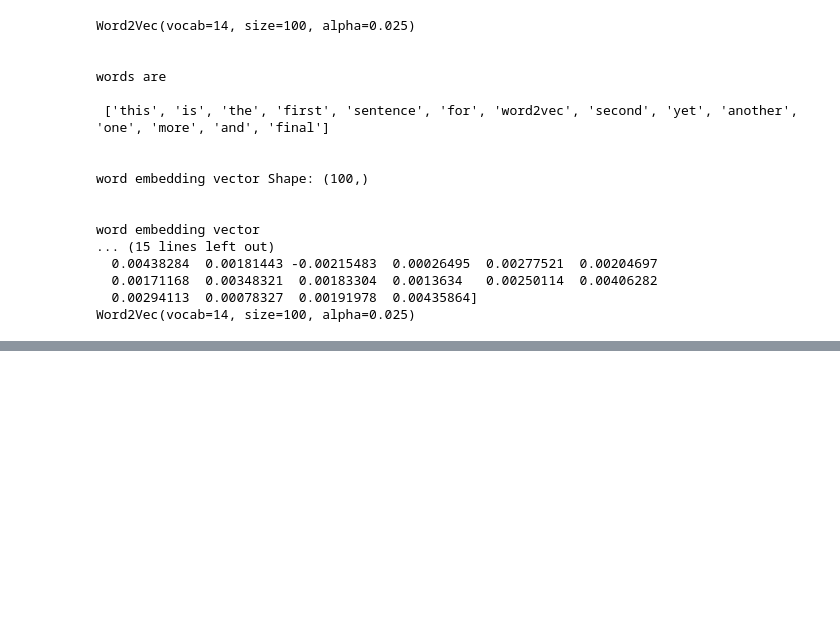
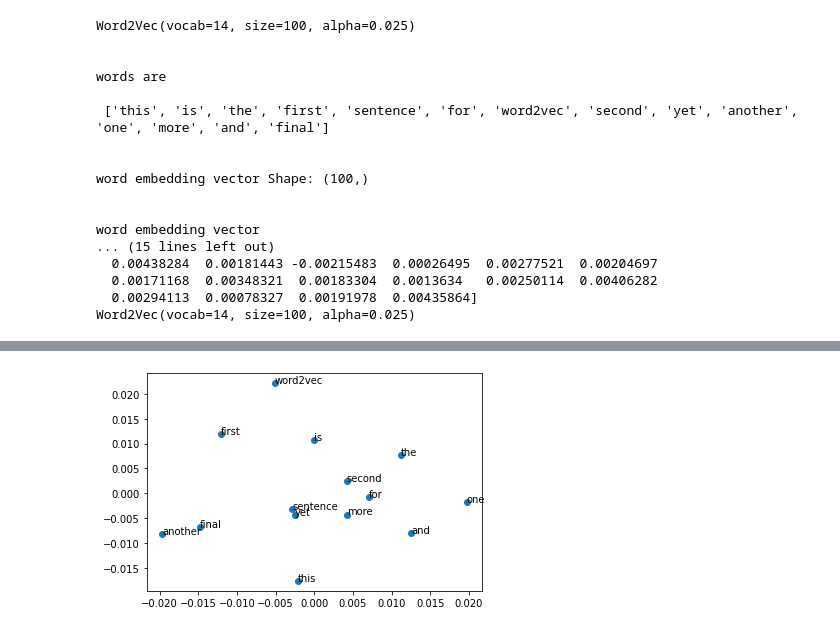
Before and after one commit to MohebZandi/Deep_Learning_NLP, a Jupyter notebook: Book_Deep_Learning_NLP_Jason_Brownlee_2020_Foundation.ipynb, the cells around one changed output, grey strips where cells are left out. Saved outputs shown, nothing was run; the diff lists cells and outputs as text; code cells hidden in the pictures; blank space fills up the shorter version.

```diff
--- a/Book_Deep_Learning_NLP_Jason_Brownlee_2020_Foundation.ipynb
+++ b/Book_Deep_Learning_NLP_Jason_Brownlee_2020_Foundation.ipynb
@@ -3270,0 +3274,24 @@ Word2Vec(vocab=14, size=100, alpha=0.025)
+# %%
+from gensim.models import Word2Vec
+from sklearn.decomposition import PCA
+from matplotlib import pyplot
+# define training data
+sentences = [['this', 'is', 'the', 'first', 'sentence', 'for', 'word2vec'],
+['this', 'is', 'the', 'second', 'sentence'],
+['yet', 'another', 'sentence'],
+['one', 'more', 'sentence'],
+['and', 'the', 'final', 'sentence']]
+# train model
+model = Word2Vec(sentences, min_count=1)
+# fit a 2d PCA model to the vectors
+X = model[model.wv.vocab]
+pca = PCA(n_components=2)
+result = pca.fit_transform(X)
+# create a scatter plot of the projection
+pyplot.scatter(result[:, 0], result[:, 1])
+words = list(model.wv.vocab)
+for i, word in enumerate(words):
+    pyplot.annotate(word, xy=(result[i, 0], result[i, 1]))
+pyplot.show()
+# %% [output]
+[figure, added]
```
Also changed, not shown: parts of 24 cells of this notebook.
